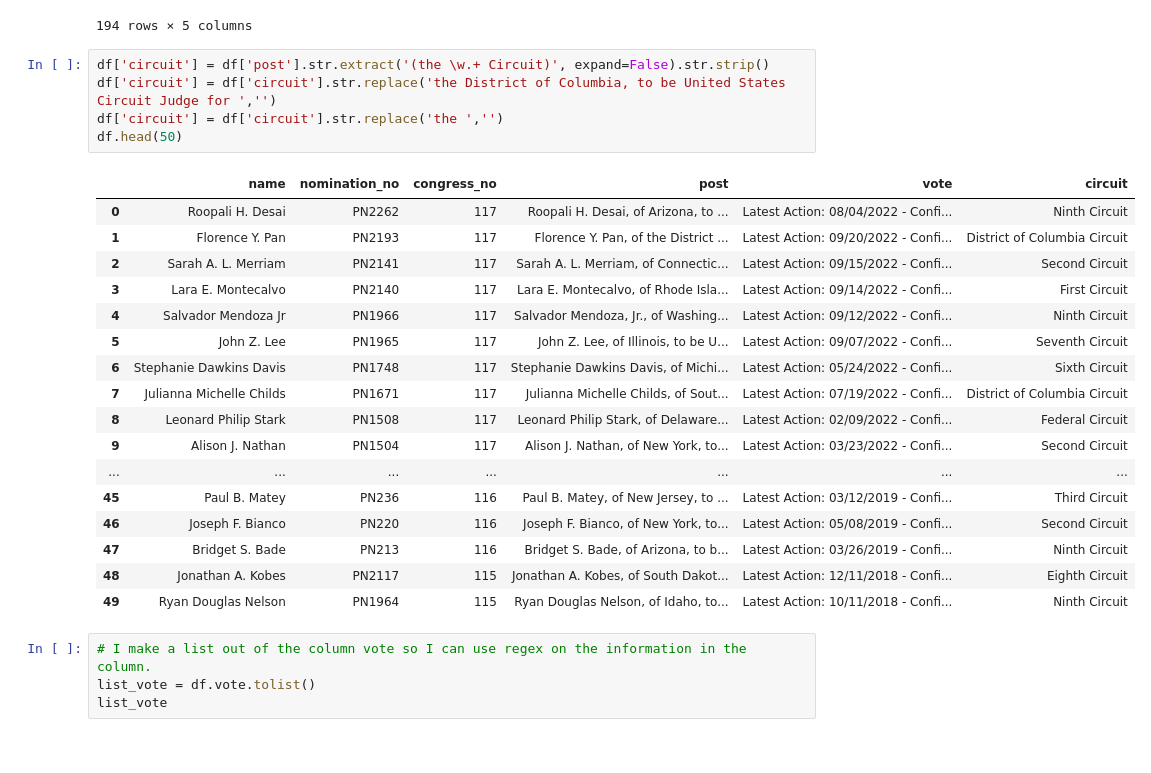
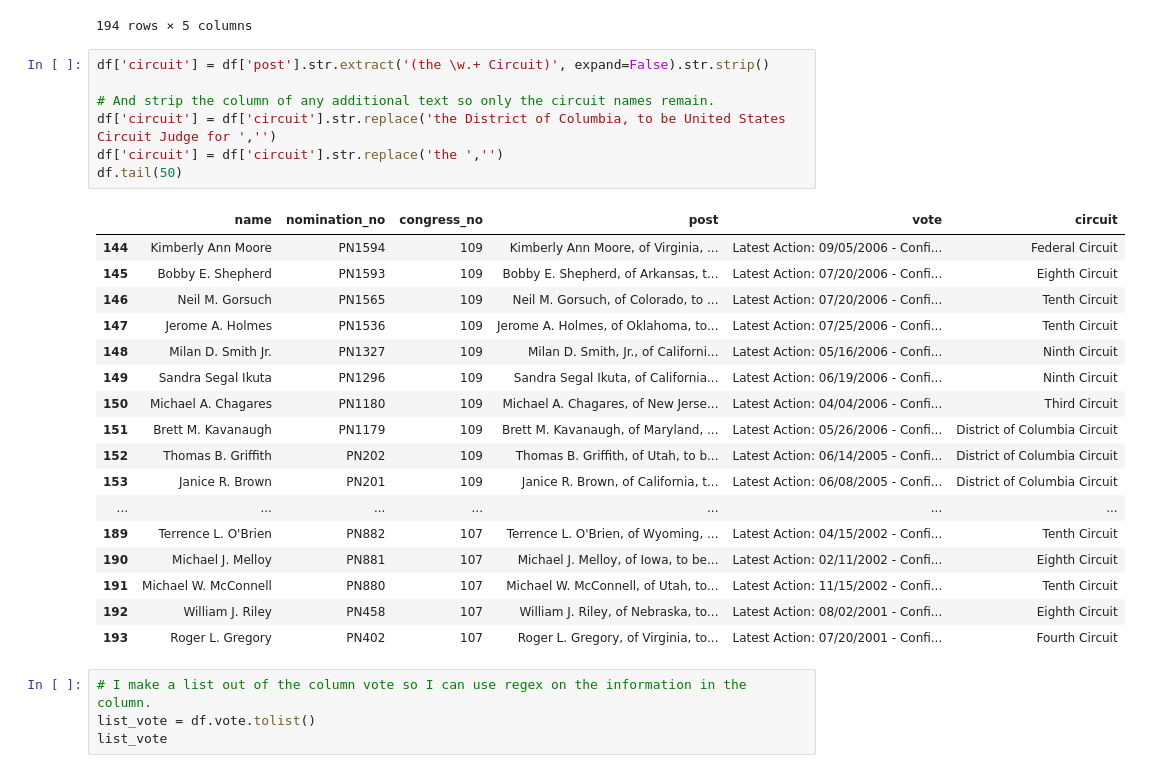
Before and after one commit to laurabejder/j-school, a Jupyter notebook: data_and_databases/final_project/03-cleaning_data.ipynb, the cells around one changed output. Saved outputs shown, nothing was run; the diff lists cells and outputs as text.

```diff
--- a/data_and_databases/final_project/03-cleaning_data.ipynb
+++ b/data_and_databases/final_project/03-cleaning_data.ipynb
@@ -42,27 +42,29 @@ df
 194 rows × 5 columns
 # %%
 df['circuit'] = df['post'].str.extract('(the \w.+ Circuit)', expand=False).str.strip()
+
+# And strip the column of any additional text so only the circuit names remain.
 df['circuit'] = df['circuit'].str.replace('the District of Columbia, to be United States Circuit Judge for ','')
 df['circuit'] = df['circuit'].str.replace('the ','')
-df.head(50)
+df.tail(50)
 # %% [output]
 |  | name | nomination_no | congress_no | post | vote | circuit |
-| 0 | Roopali H. Desai | PN2262 | 117 | Roopali H. Desai, of Arizona, to ... | Latest Action: 08/04/2022 - Confi... | Ninth Circuit |
-| 1 | Florence Y. Pan | PN2193 | 117 | Florence Y. Pan, of the District ... | Latest Action: 09/20/2022 - Confi... | District of Columbia Circuit |
-| 2 | Sarah A. L. Merriam | PN2141 | 117 | Sarah A. L. Merriam, of Connectic... | Latest Action: 09/15/2022 - Confi... | Second Circuit |
-| 3 | Lara E. Montecalvo | PN2140 | 117 | Lara E. Montecalvo, of Rhode Isla... | Latest Action: 09/14/2022 - Confi... | First Circuit |
-| 4 | Salvador Mendoza Jr | PN1966 | 117 | Salvador Mendoza, Jr., of Washing... | Latest Action: 09/12/2022 - Confi... | Ninth Circuit |
-| 5 | John Z. Lee | PN1965 | 117 | John Z. Lee, of Illinois, to be U... | Latest Action: 09/07/2022 - Confi... | Seventh Circuit |
-| 6 | Stephanie Dawkins Davis | PN1748 | 117 | Stephanie Dawkins Davis, of Michi... | Latest Action: 05/24/2022 - Confi... | Sixth Circuit |
-| 7 | Julianna Michelle Childs | PN1671 | 117 | Julianna Michelle Childs, of Sout... | Latest Action: 07/19/2022 - Confi... | District of Columbia Circuit |
-| 8 | Leonard Philip Stark | PN1508 | 117 | Leonard Philip Stark, of Delaware... | Latest Action: 02/09/2022 - Confi... | Federal Circuit |
-| 9 | Alison J. Nathan | PN1504 | 117 | Alison J. Nathan, of New York, to... | Latest Action: 03/23/2022 - Confi... | Second Circuit |
+| 144 | Kimberly Ann Moore | PN1594 | 109 | Kimberly Ann Moore, of Virginia, ... | Latest Action: 09/05/2006 - Confi... | Federal Circuit |
+| 145 | Bobby E. Shepherd | PN1593 | 109 | Bobby E. Shepherd, of Arkansas, t... | Latest Action: 07/20/2006 - Confi... | Eighth Circuit |
+| 146 | Neil M. Gorsuch | PN1565 | 109 | Neil M. Gorsuch, of Colorado, to ... | Latest Action: 07/20/2006 - Confi... | Tenth Circuit |
+| 147 | Jerome A. Holmes | PN1536 | 109 | Jerome A. Holmes, of Oklahoma, to... | Latest Action: 07/25/2006 - Confi... | Tenth Circuit |
+| 148 | Milan D. Smith Jr. | PN1327 | 109 | Milan D. Smith, Jr., of Californi... | Latest Action: 05/16/2006 - Confi... | Ninth Circuit |
+| 149 | Sandra Segal Ikuta | PN1296 | 109 | Sandra Segal Ikuta, of California... | Latest Action: 06/19/2006 - Confi... | Ninth Circuit |
+| 150 | Michael A. Chagares | PN1180 | 109 | Michael A. Chagares, of New Jerse... | Latest Action: 04/04/2006 - Confi... | Third Circuit |
+| 151 | Brett M. Kavanaugh | PN1179 | 109 | Brett M. Kavanaugh, of Maryland, ... | Latest Action: 05/26/2006 - Confi... | District of Columbia Circuit |
+| 152 | Thomas B. Griffith | PN202 | 109 | Thomas B. Griffith, of Utah, to b... | Latest Action: 06/14/2005 - Confi... | District of Columbia Circuit |
+| 153 | Janice R. Brown | PN201 | 109 | Janice R. Brown, of California, t... | Latest Action: 06/08/2005 - Confi... | District of Columbia Circuit |
 | ... | ... | ... | ... | ... | ... | ... |
-| 45 | Paul B. Matey | PN236 | 116 | Paul B. Matey, of New Jersey, to ... | Latest Action: 03/12/2019 - Confi... | Third Circuit |
-| 46 | Joseph F. Bianco | PN220 | 116 | Joseph F. Bianco, of New York, to... | Latest Action: 05/08/2019 - Confi... | Second Circuit |
-| 47 | Bridget S. Bade | PN213 | 116 | Bridget S. Bade, of Arizona, to b... | Latest Action: 03/26/2019 - Confi... | Ninth Circuit |
-| 48 | Jonathan A. Kobes | PN2117 | 115 | Jonathan A. Kobes, of South Dakot... | Latest Action: 12/11/2018 - Confi... | Eighth Circuit |
-| 49 | Ryan Douglas Nelson | PN1964 | 115 | Ryan Douglas Nelson, of Idaho, to... | Latest Action: 10/11/2018 - Confi... | Ninth Circuit |
+| 189 | Terrence L. O'Brien | PN882 | 107 | Terrence L. O'Brien, of Wyoming, ... | Latest Action: 04/15/2002 - Confi... | Tenth Circuit |
+| 190 | Michael J. Melloy | PN881 | 107 | Michael J. Melloy, of Iowa, to be... | Latest Action: 02/11/2002 - Confi... | Eighth Circuit |
+| 191 | Michael W. McConnell | PN880 | 107 | Michael W. McConnell, of Utah, to... | Latest Action: 11/15/2002 - Confi... | Tenth Circuit |
+| 192 | William J. Riley | PN458 | 107 | William J. Riley, of Nebraska, to... | Latest Action: 08/02/2001 - Confi... | Eighth Circuit |
+| 193 | Roger L. Gregory | PN402 | 107 | Roger L. Gregory, of Virginia, to... | Latest Action: 07/20/2001 - Confi... | Fourth Circuit |
 # %%
 # I make a list out of the column vote so I can use regex on the information in the column.
 list_vote = df.vote.tolist()
```
